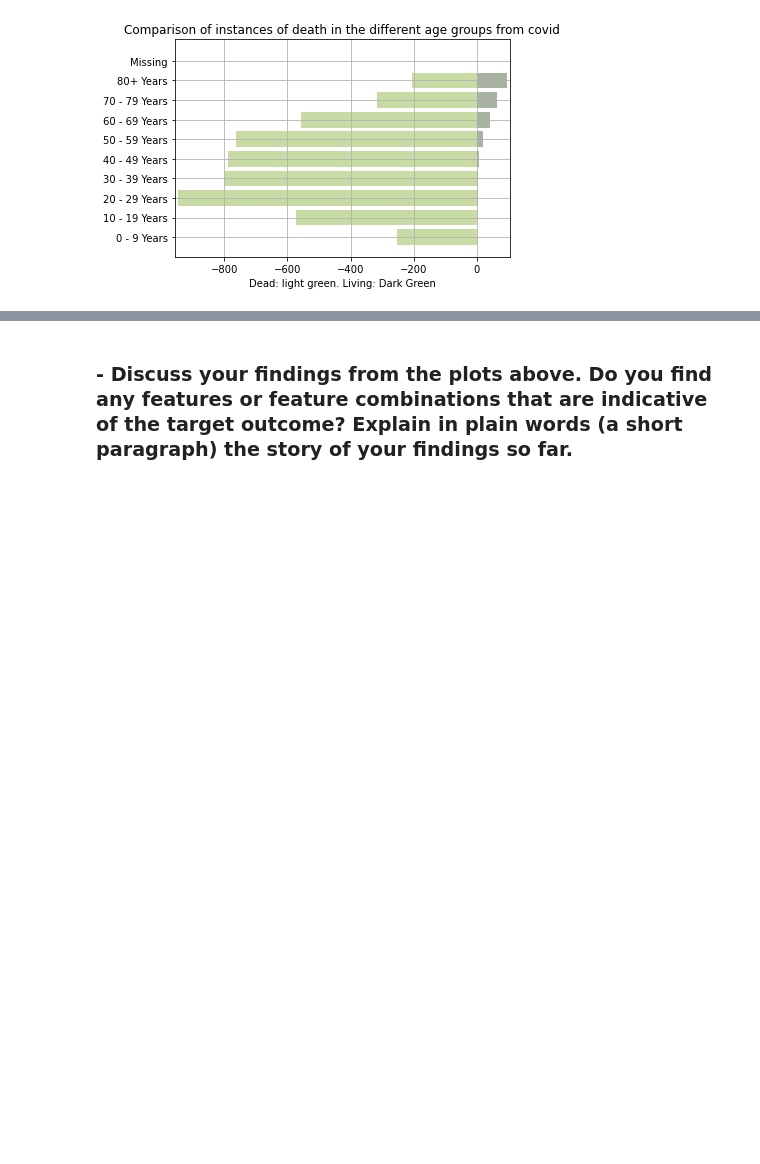
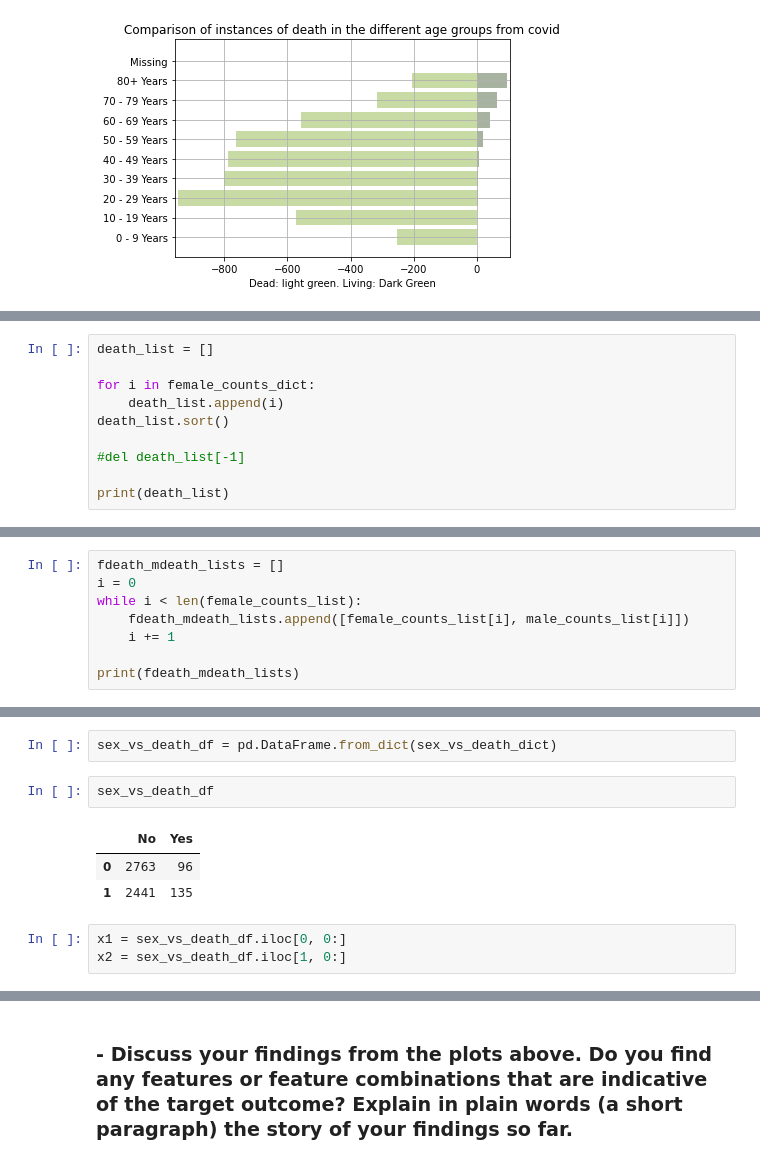
Before and after one commit to Jamtd1/DataAnalytics-Data-Analysing, a Jupyter notebook: Assignment 1/Homework1/2020-Homework1-Notebook-Cont.ipynb, the cells around one changed output, grey strips where cells are left out. Drawn from its saved outputs; the diff is of its cells as text; blank space fills up the shorter version.

```diff
--- a/Assignment 1/Homework1/2020-Homework1-Notebook-Cont.ipynb
+++ b/Assignment 1/Homework1/2020-Homework1-Notebook-Cont.ipynb
@@ -1236,0 +1294,10 @@ plt.show()
+# %%
+death_list = []
+
+for i in female_counts_dict:
+    death_list.append(i)
+death_list.sort()
+
+#del death_list[-1]
+
+print(death_list)
@@ -1236,0 +1306,8 @@ plt.show()
+# %%
+fdeath_mdeath_lists = []
+i = 0
+while i < len(female_counts_list):
+    fdeath_mdeath_lists.append([female_counts_list[i], male_counts_list[i]])
+    i += 1
+
+print(fdeath_mdeath_lists)
@@ -1236,0 +1326,11 @@ plt.show()
+# %%
+sex_vs_death_df = pd.DataFrame.from_dict(sex_vs_death_dict)
+# %%
+sex_vs_death_df
+# %% [output]
+|  | No | Yes |
+| 0 | 2763 | 96 |
+| 1 | 2441 | 135 |
+# %%
+x1 = sex_vs_death_df.iloc[0, 0:]
+x2 = sex_vs_death_df.iloc[1, 0:]
```
Also changed, not shown: parts of 14 cells of this notebook.
